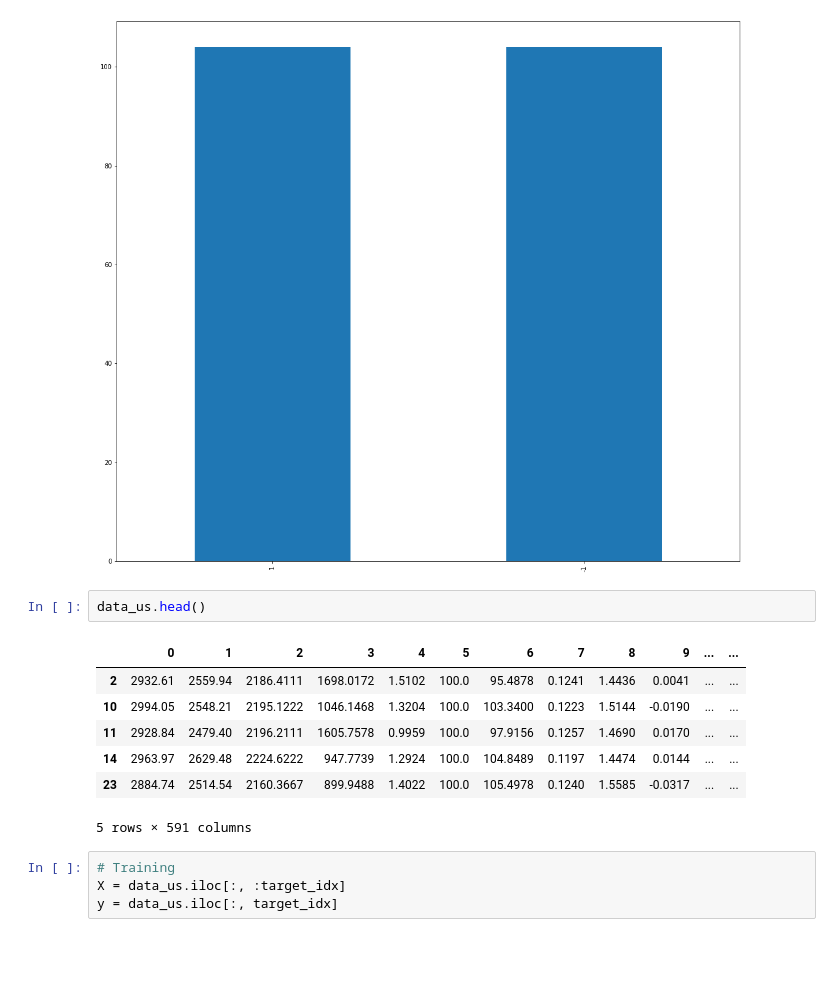
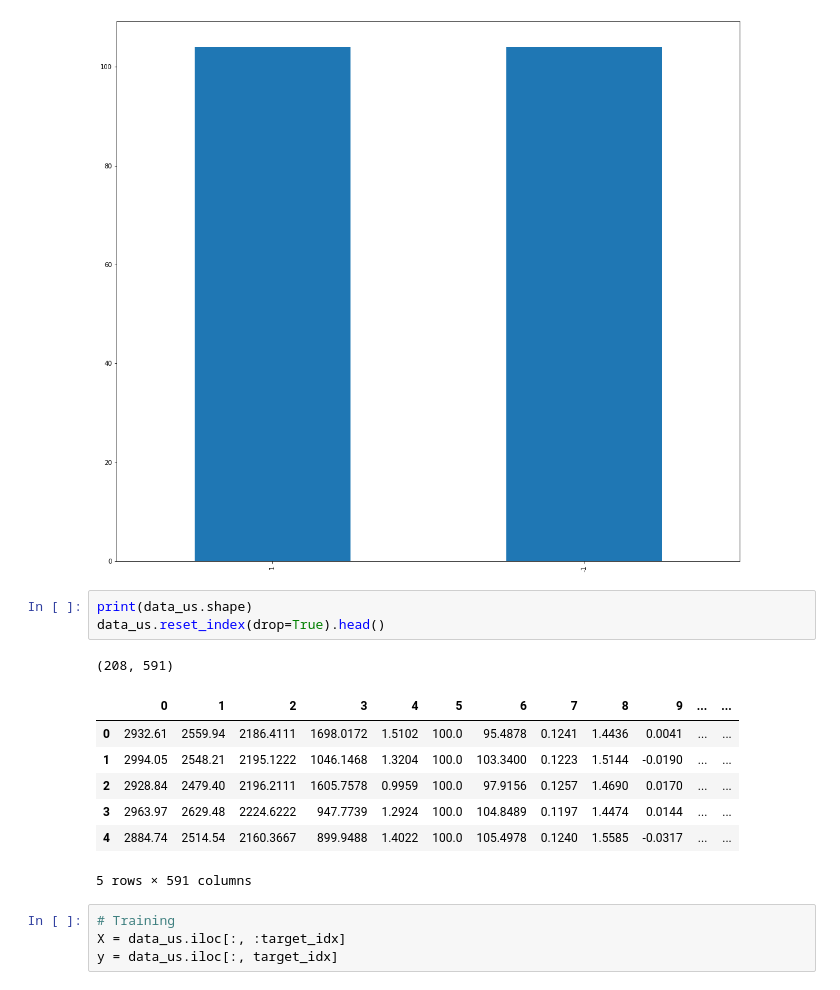
Before and after one commit to lamnguyenvu98/ML_Practice, a Jupyter notebook: Lesson06_Defect_Detection.ipynb, the cells around one changed output. Drawn from its saved outputs; the diff is of its cells as text; blank space fills up the shorter version.

```diff
--- a/Lesson06_Defect_Detection.ipynb
+++ b/Lesson06_Defect_Detection.ipynb
@@ -157,16 +158,18 @@ data_us['Pass/Fail'].value_counts().plot(kind='bar')
 # %% [output]
 <AxesSubplot:>
 [figure]
-# %%
-data_us.head()
-# %% [output]
-|  | 0 | 1 | 2 | 3 | 4 | 5 | 6 | 7 | 8 | 9 | ... | ... |
-| 2 | 2932.61 | 2559.94 | 2186.4111 | 1698.0172 | 1.5102 | 100.0 | 95.4878 | 0.1241 | 1.4436 | 0.0041 | ... | ... |
-| 10 | 2994.05 | 2548.21 | 2195.1222 | 1046.1468 | 1.3204 | 100.0 | 103.3400 | 0.1223 | 1.5144 | -0.0190 | ... | ... |
-| 11 | 2928.84 | 2479.40 | 2196.2111 | 1605.7578 | 0.9959 | 100.0 | 97.9156 | 0.1257 | 1.4690 | 0.0170 | ... | ... |
-| 14 | 2963.97 | 2629.48 | 2224.6222 | 947.7739 | 1.2924 | 100.0 | 104.8489 | 0.1197 | 1.4474 | 0.0144 | ... | ... |
-| 23 | 2884.74 | 2514.54 | 2160.3667 | 899.9488 | 1.4022 | 100.0 | 105.4978 | 0.1240 | 1.5585 | -0.0317 | ... | ... |
-5 rows × 591 columns
+# %%
+print(data_us.shape)
+data_us.reset_index(drop=True).head()
+# %% [output]
+(208, 591)
+|  | 0 | 1 | 2 | 3 | 4 | 5 | 6 | 7 | 8 | 9 | ... | ... |
+| 0 | 2932.61 | 2559.94 | 2186.4111 | 1698.0172 | 1.5102 | 100.0 | 95.4878 | 0.1241 | 1.4436 | 0.0041 | ... | ... |
+| 1 | 2994.05 | 2548.21 | 2195.1222 | 1046.1468 | 1.3204 | 100.0 | 103.3400 | 0.1223 | 1.5144 | -0.0190 | ... | ... |
+| 2 | 2928.84 | 2479.40 | 2196.2111 | 1605.7578 | 0.9959 | 100.0 | 97.9156 | 0.1257 | 1.4690 | 0.0170 | ... | ... |
+| 3 | 2963.97 | 2629.48 | 2224.6222 | 947.7739 | 1.2924 | 100.0 | 104.8489 | 0.1197 | 1.4474 | 0.0144 | ... | ... |
+| 4 | 2884.74 | 2514.54 | 2160.3667 | 899.9488 | 1.4022 | 100.0 | 105.4978 | 0.1240 | 1.5585 | -0.0317 | ... | ... |
+5 rows × 591 columns
 # %%
 # Training
 X = data_us.iloc[:, :target_idx]
```
Also changed, not shown: parts of 3 cells of this notebook, 1 other file.
